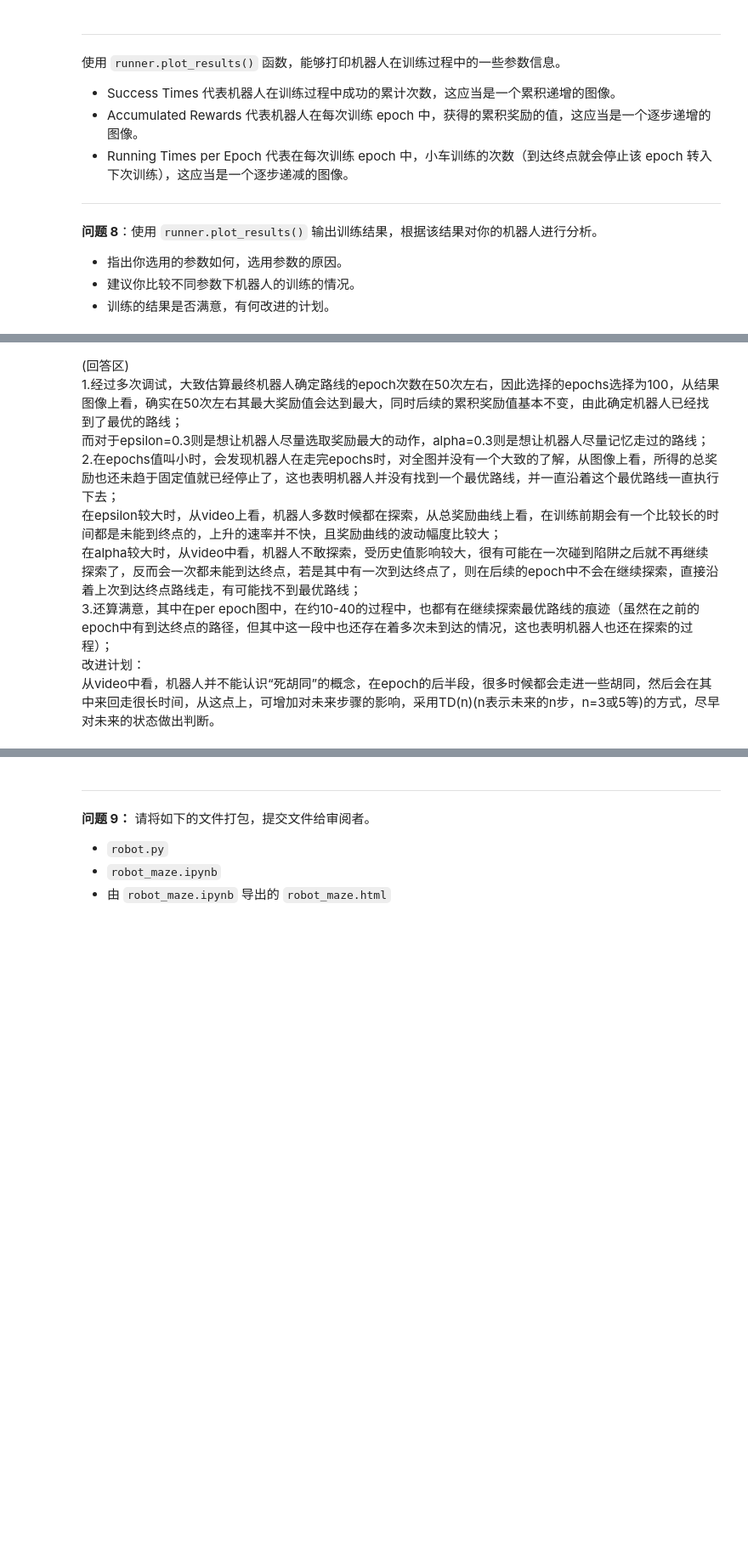
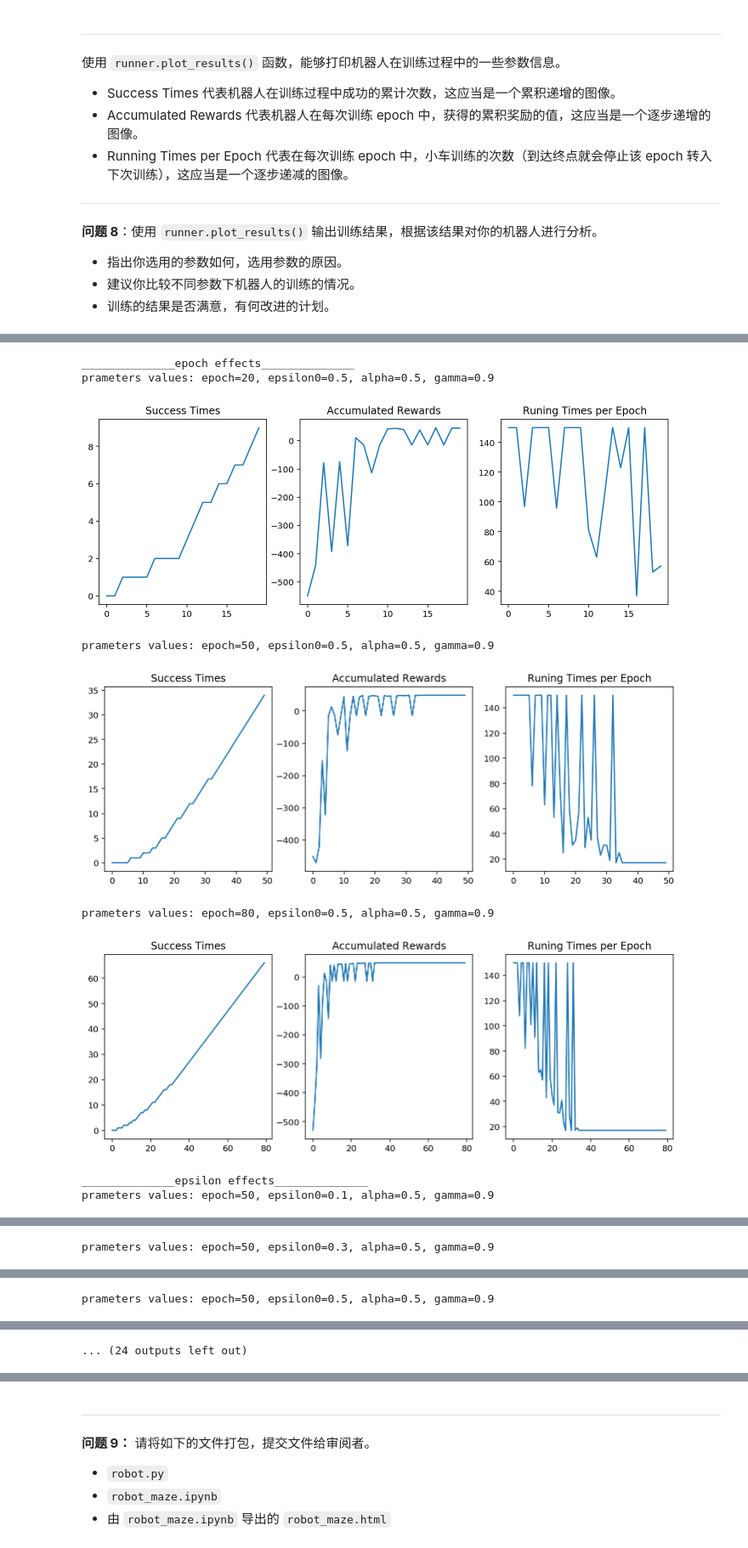
Before and after one commit to JulyCodeX/Maze_Robot, a Jupyter notebook: robot_maze.ipynb, the cells around one changed output, grey strips where cells are left out. Shown at 85% size. Drawn from its saved outputs; the diff is of its cells as text; code cells hidden in the pictures; blank space fills up the shorter version.

```diff
--- a/robot_maze.ipynb
+++ b/robot_maze.ipynb
@@ -282,10 +282,38 @@ runner.plot_results()
-# %% [markdown]
-(回答区)
-1.经过多次调试，大致估算最终机器人确定路线的epoch次数在50次左右，因此选择的epochs选择为100，从结果图像上看，确实在50次左右其最大奖励值会达到最大，同时后续的累积奖励值基本不变，由此确定机器人已经找到了最优的路线；
-而对于epsilon=0.3则是想让机器人尽量选取奖励最大的动作，alpha=0.3则是想让机器人尽量记忆走过的路线；
-2.在epochs值叫小时，会发现机器人在走完epochs时，对全图并没有一个大致的了解，从图像上看，所得的总奖励也还未趋于固定值就已经停止了，这也表明机器人并没有找到一个最优路线，并一直沿着这个最优路线一直执行下去；
-在epsilon较大时，从video上看，机器人多数时候都在探索，从总奖励曲线上看，在训练前期会有一个比较长的时间都是未能到终点的，上升的速率并不快，且奖励曲线的波动幅度比较大；
-在alpha较大时，从video中看，机器人不敢探索，受历史值影响较大，很有可能在一次碰到陷阱之后就不再继续探索了，反而会一次都未能到达终点，若是其中有一次到达终点了，则在后续的epoch中不会在继续探索，直接沿着上次到达终点路线走，有可能找不到最优路线；
-3.还算满意，其中在per epoch图中，在约10-40的过程中，也都有在继续探索最优路线的痕迹（虽然在之前的epoch中有到达终点的路径，但其中这一段中也还存在着多次未到达的情况，这也表明机器人也还在探索的过程）；
-改进计划：
-从video中看，机器人并不能认识“死胡同”的概念，在epoch的后半段，很多时候都会走进一些胡同，然后会在其中来回走很长时间，从这点上，可增加对未来步骤的影响，采用TD(n)(n表示未来的n步，n=3或5等)的方式，尽早对未来的状态做出判断。
+# %%
+epochs = [20,50,80]
+epsilon0s = [0.1, 0.3, 0.5, 0.7, 0.9]
+alphas = [0.1, 0.3, 0.5, 0.7, 0.9]
+gammas = [0.1, 0.3, 0.5, 0.7, 0.9]
+def plot_parameters(epoch=50, epsilon0=0.5, alpha=0.5, gamma=0.9):
+    print("prameters values: epoch=%d, epsilon0=%.1f, alpha=%.1f, gamma=%.1f" % (epoch, epsilon0, alpha, gamma))
+    r = Robot(g,alpha=alpha, epsilon0=epsilon0, gamma=gamma)
+    r.set_status(learning=True)
+    runner = Runner(r, g)
+    runner.run_training(epoch, display_direction=True)
+    runner.plot_results()
+
+print("______________epoch effects______________")
+for epoch in epochs:
+    plot_parameters(epoch=epoch)
+
+print("______________epsilon effects______________")
+for epsilon0 in epsilon0s:
+    plot_parameters(epsilon0=epsilon0)
+
+print("______________alpha effects______________")
+for alpha in alphas:
+    plot_parameters(alpha=alpha)
+
+print("______________gamma effects______________")
+for gamma in gammas:
+    plot_parameters(gamma=gamma)
+# %% [output]
+______________epoch effects______________
+prameters values: epoch=20, epsilon0=0.5, alpha=0.5, gamma=0.9
+[figure, added]
+prameters values: epoch=50, epsilon0=0.5, alpha=0.5, gamma=0.9
+[figure, added]
+prameters values: epoch=80, epsilon0=0.5, alpha=0.5, gamma=0.9
+[figure, added]
+______________epsilon effects______________
+prameters values: epoch=50, epsilon0=0.1, alpha=0.5, gamma=0.9
@@ -291,0 +321 @@ runner.plot_results()
+prameters values: epoch=50, epsilon0=0.3, alpha=0.5, gamma=0.9
@@ -291,0 +323 @@ runner.plot_results()
+prameters values: epoch=50, epsilon0=0.5, alpha=0.5, gamma=0.9
@@ -291,0 +325 @@ runner.plot_results()
+... (24 outputs left out)
```
Also changed, not shown: parts of 11 cells of this notebook, 2 other files.
